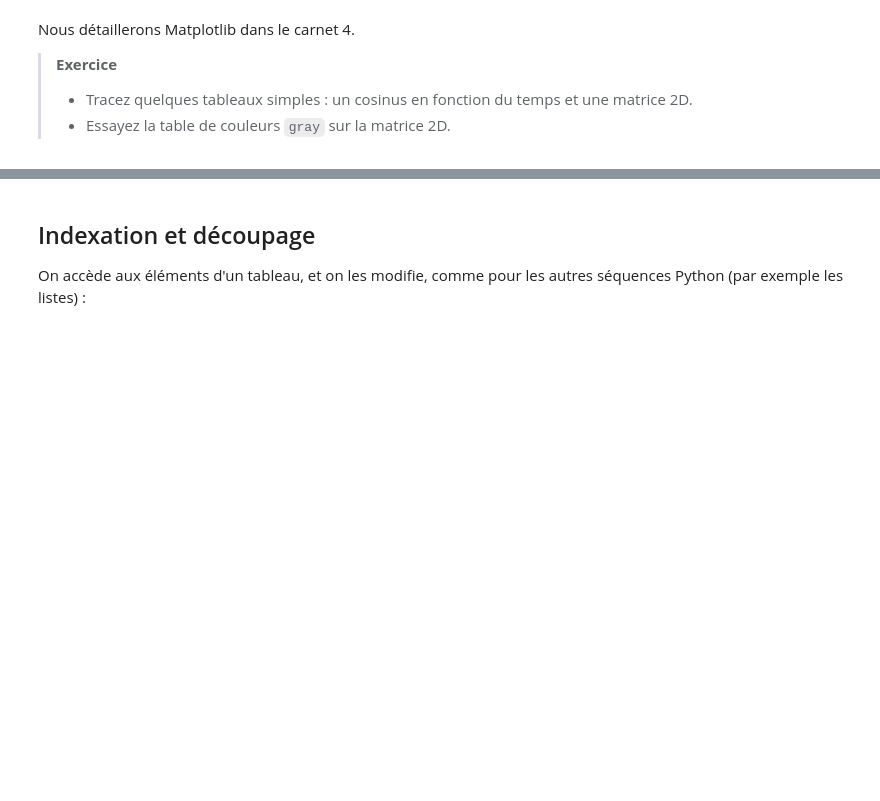
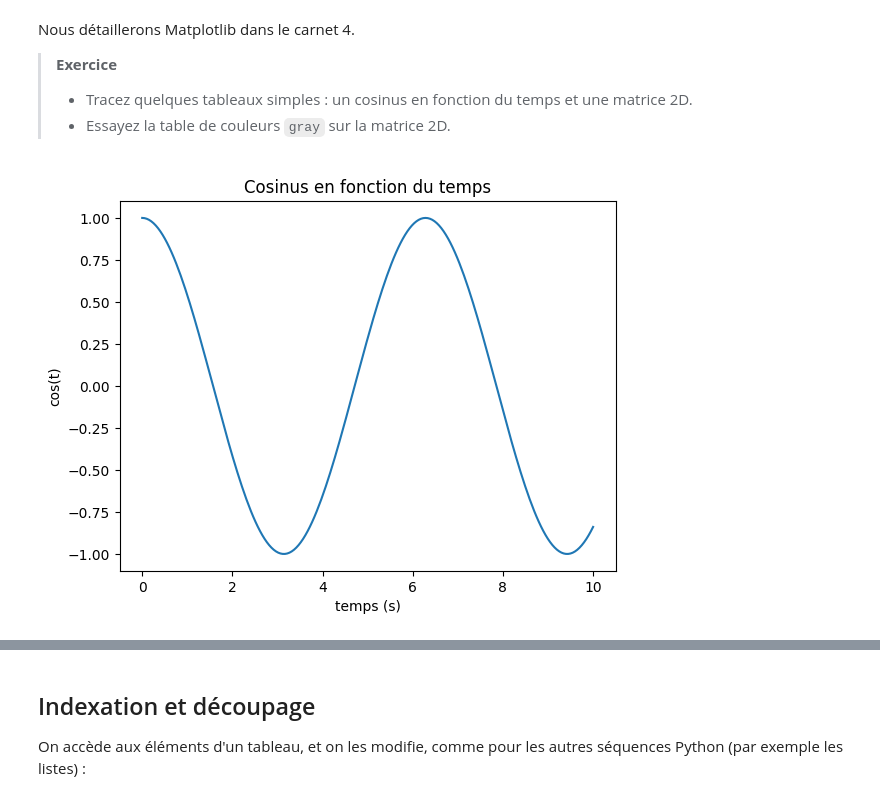
Before and after one commit to jhafssae-2510/FDM5-travaux-, a Jupyter notebook: notebooks/03_numpy.ipynb, the cells around one changed output, grey strips where cells are left out. Drawn from its saved outputs; the diff is of its cells as text; code cells hidden in the pictures; blank space fills up the shorter version.

```diff
--- a/notebooks/03_numpy.ipynb
+++ b/notebooks/03_numpy.ipynb
@@ -282,0 +419,12 @@ Nous détaillerons Matplotlib dans le carnet 4.
+# %%
+import numpy as np
+import matplotlib.pyplot as plt
+
+t = np.linspace(0, 10, 200)
+plt.plot(t, np.cos(t))
+plt.title("Cosinus en fonction du temps")
+plt.xlabel("temps (s)")
+plt.ylabel("cos(t)")
+plt.show()
+# %% [output]
+[figure, added]
```
Also changed, not shown: parts of 206 cells of this notebook.
